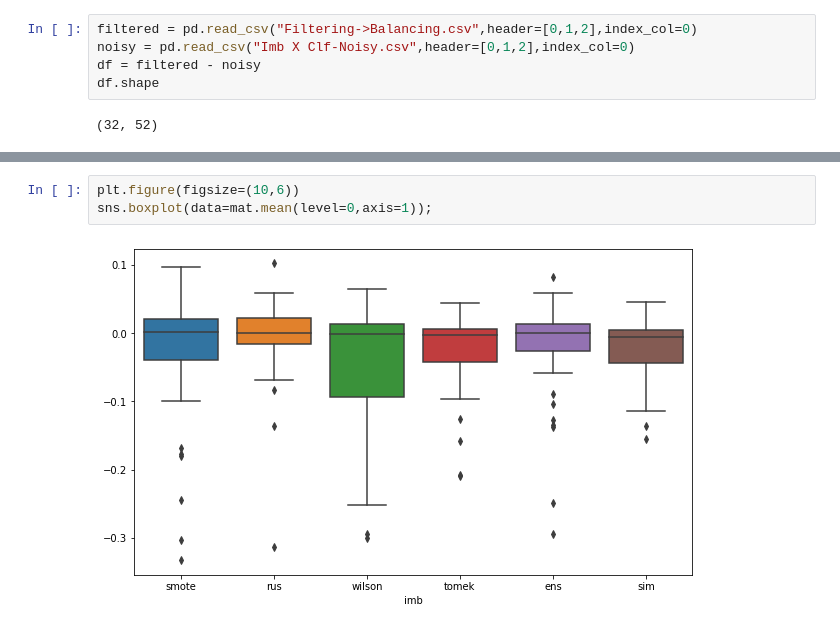
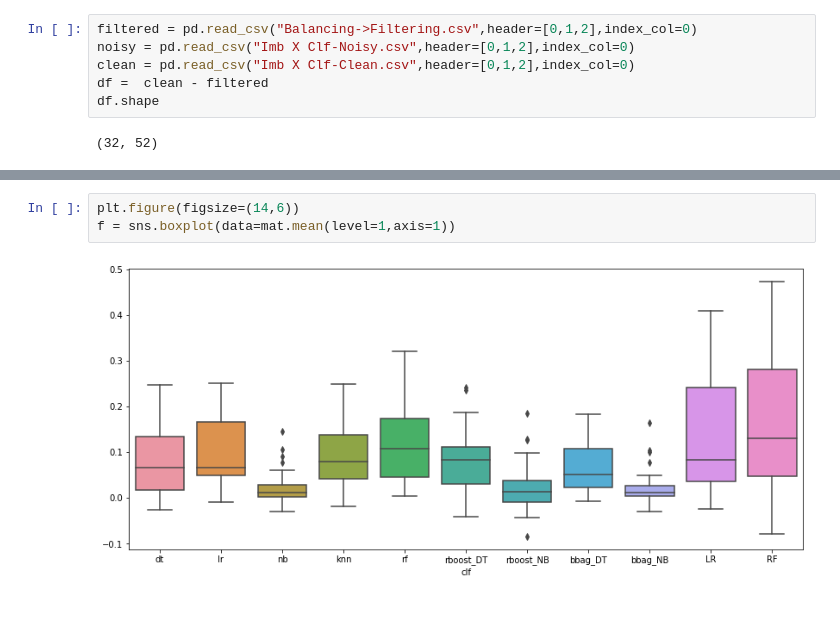
Before and after one commit to Shihab-Shahriar/analytics, a Jupyter notebook: Balancing->Filtering.ipynb, the cells around one changed output, grey strips where cells are left out. Drawn from its saved outputs; the diff is of its cells as text.

Commit message:
All figures added 5:25pm, 23.12.19

```diff
--- a/Balancing->Filtering.ipynb
+++ b/Balancing->Filtering.ipynb
@@ -6,9 +6,10 @@ import scikit_posthocs as sp
 import matplotlib.pyplot as plt
 import seaborn as sns
 # %%
-filtered = pd.read_csv("Filtering->Balancing.csv",header=[0,1,2],index_col=0)
+filtered = pd.read_csv("Balancing->Filtering.csv",header=[0,1,2],index_col=0)
 noisy = pd.read_csv("Imb X Clf-Noisy.csv",header=[0,1,2],index_col=0)
-df = filtered - noisy
+clean = pd.read_csv("Imb X Clf-Clean.csv",header=[0,1,2],index_col=0)
+df =  clean - filtered
 df.shape
 # %% [output]
 (32, 52)
@@ -94,5 +117,5 @@ dtype: float64
 # %%
-plt.figure(figsize=(10,6))
-sns.boxplot(data=mat.mean(level=0,axis=1));
+plt.figure(figsize=(14,6))
+f = sns.boxplot(data=mat.mean(level=1,axis=1))
 # %% [output]
-[figure, old version]
+[figure, new version]
```
Also changed, not shown: parts of 9 cells of this notebook, 10 other files.
